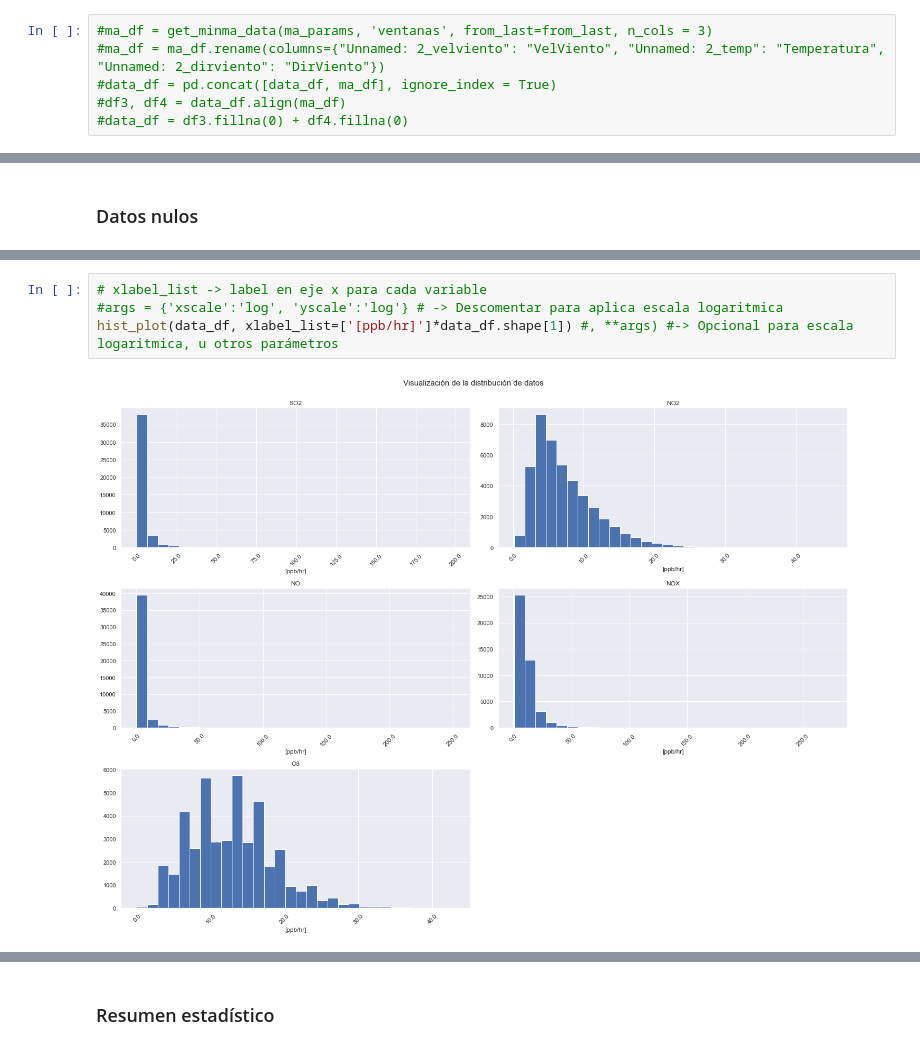
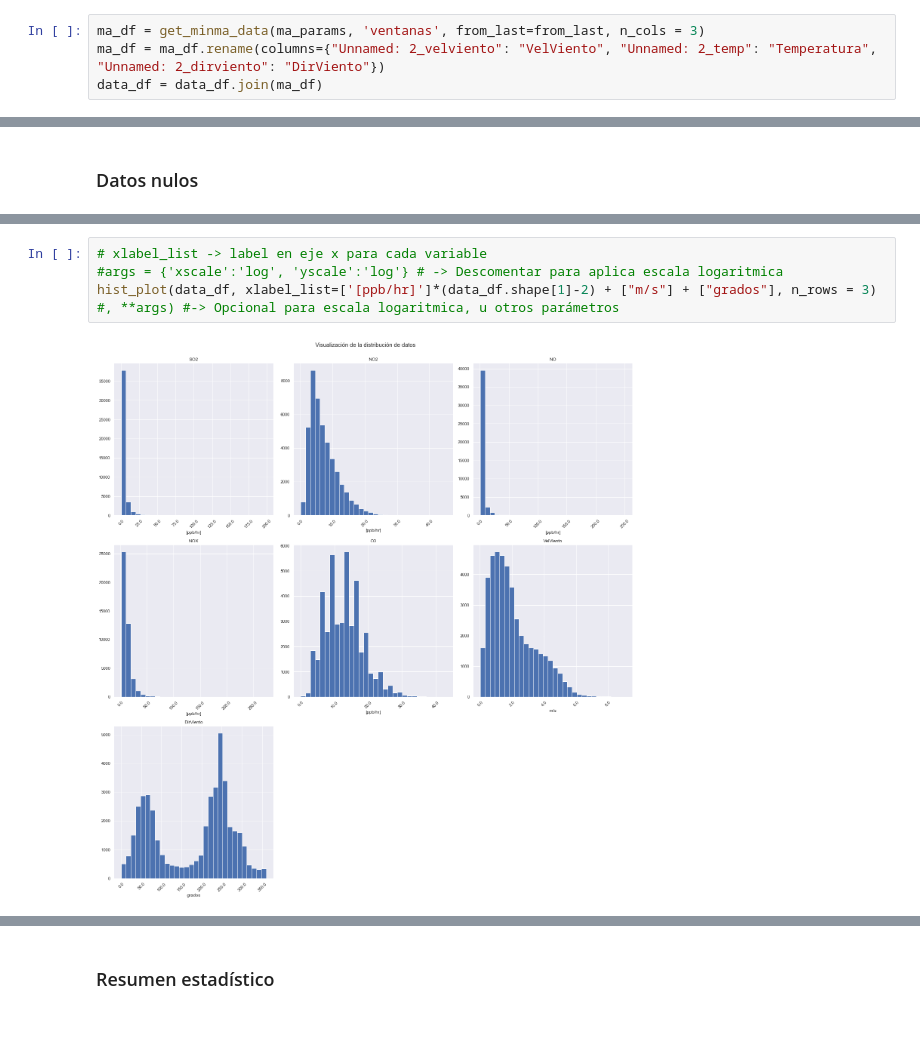
Before and after one commit to AndresGonF/mds7201-minma-so2, a Jupyter notebook: notebooks/EDA/4.0-EDA-estandar-Estacion.ipynb, the cells around one changed output, grey strips where cells are left out. Drawn from its saved outputs; the diff is of its cells as text.

```diff
--- a/notebooks/EDA/4.0-EDA-estandar-Estacion.ipynb
+++ b/notebooks/EDA/4.0-EDA-estandar-Estacion.ipynb
@@ -70,11 +70,9 @@ cols_to_drop = list(data_df.filter(regex='(?<!no validados)_.*'))
 data_df = data_df.drop(cols_to_drop, axis=1)
 data_df = data_df.rename(columns={"Registros no validados_SO2": "SO2", "Registros no validados_NO2": "NO2", "Registros no validados_NO": "NO", "Registros no validados_NOX": "NOX", "Registros no validados_O3": "O3", "Registros no validados_CO": "CO"})
 # %%
-#ma_df = get_minma_data(ma_params, 'ventanas', from_last=from_last, n_cols = 3)
-#ma_df = ma_df.rename(columns={"Unnamed: 2_velviento": "VelViento", "Unnamed: 2_temp": "Temperatura", "Unnamed: 2_dirviento": "DirViento"})
-#data_df = pd.concat([data_df, ma_df], ignore_index = True)
-#df3, df4 = data_df.align(ma_df)
-#data_df = df3.fillna(0) + df4.fillna(0)
+ma_df = get_minma_data(ma_params, 'ventanas', from_last=from_last, n_cols = 3)
+ma_df = ma_df.rename(columns={"Unnamed: 2_velviento": "VelViento", "Unnamed: 2_temp": "Temperatura", "Unnamed: 2_dirviento": "DirViento"})
+data_df = data_df.join(ma_df)
 # %%
 data_df.head()
 # %% [output]
@@ -121,7 +123,7 @@ dtype: int64
 # %%
 # xlabel_list -> label en eje x para cada variable
 #args = {'xscale':'log', 'yscale':'log'} # -> Descomentar para aplica escala logaritmica
-hist_plot(data_df, xlabel_list=['[ppb/hr]']*data_df.shape[1]) #, **args) #-> Opcional para escala logaritmica, u otros parámetros
+hist_plot(data_df, xlabel_list=['[ppb/hr]']*(data_df.shape[1]-2) + ["m/s"] + ["grados"], n_rows = 3) #, **args) #-> Opcional para escala logaritmica, u otros parámetros
 # %% [output]
-[figure, old version]
+[figure, new version]
 # %%
```
Also changed, not shown: parts of 10 cells of this notebook, 1 other file.
